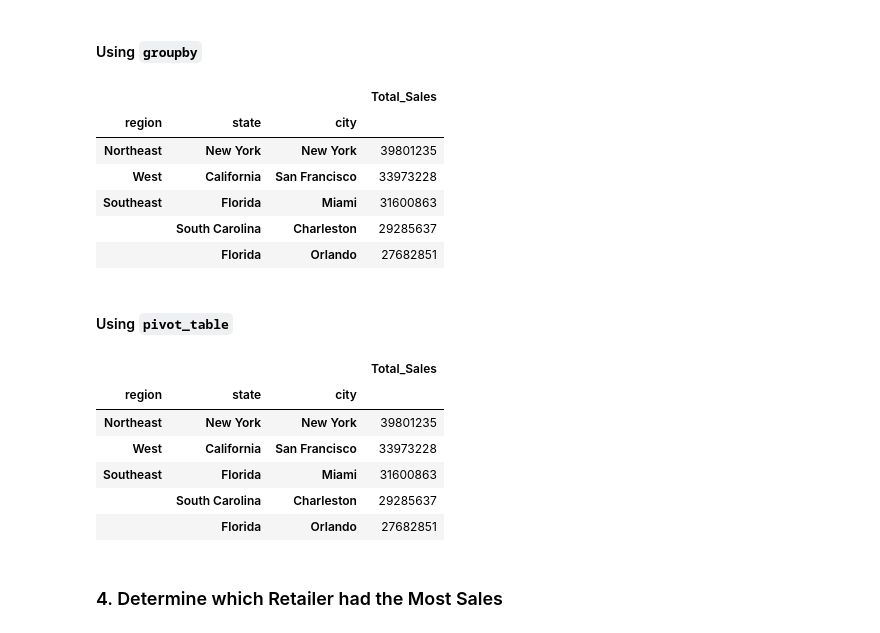
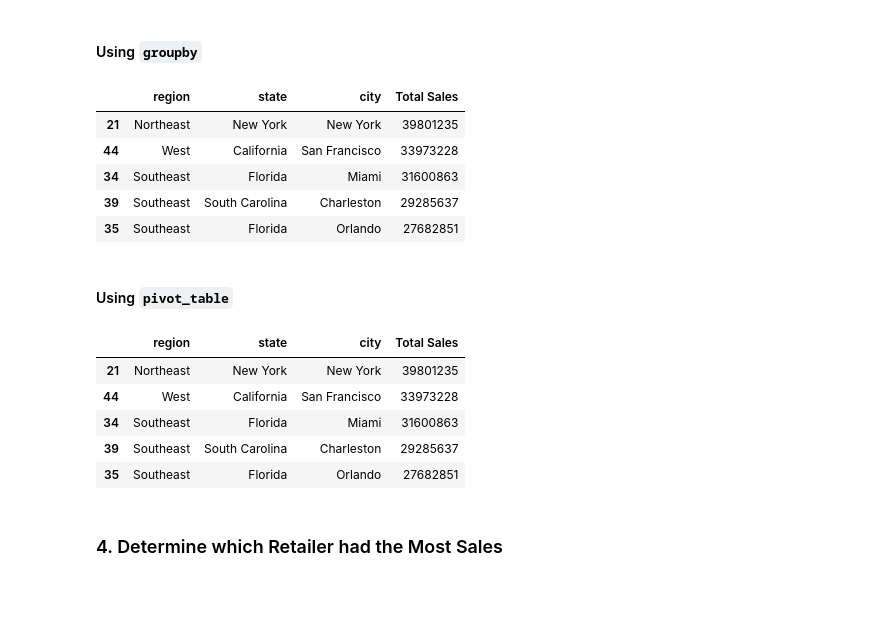
Before and after one commit to RodBurr/athletic_sales_analysis, a Jupyter notebook: Starter_Code/athletic_sales_analysis.ipynb, the cells around one changed output. Saved outputs shown, nothing was run; the diff lists cells and outputs as text; code cells hidden in the pictures; blank space fills up the shorter version.

```diff
--- a/Starter_Code/athletic_sales_analysis.ipynb
+++ b/Starter_Code/athletic_sales_analysis.ipynb
@@ -216,36 +216,40 @@ top5_pivot
 #### Using `groupby`
 # %%
 # Show the total sales for the products sold for each region, state, and city.
+sale_total = comsales_df.groupby(['region', 'state', 'city'])['total_sales'].sum().reset_index()
 # Rename the "total_sales" column to "Total Sales"
-
-
+sale_total = sale_total.rename(columns={'total_sales': 'Total Sales'})
 # Show the top 5 results.
+top5_total = sale_total.nlargest(5, 'Total Sales')
+top5_total
 # %% [output]
-|  |  |  | Total_Sales |
-| region | state | city |  |
-| Northeast | New York | New York | 39801235 |
-| West | California | San Francisco | 33973228 |
-| Southeast | Florida | Miami | 31600863 |
-|  | South Carolina | Charleston | 29285637 |
-|  | Florida | Orlando | 27682851 |
+|  | region | state | city | Total Sales |
+| 21 | Northeast | New York | New York | 39801235 |
+| 44 | West | California | San Francisco | 33973228 |
+| 34 | Southeast | Florida | Miami | 31600863 |
+| 39 | Southeast | South Carolina | Charleston | 29285637 |
+| 35 | Southeast | Florida | Orlando | 27682851 |
 # %% [markdown]
 #### Using `pivot_table`
 # %%
 # Show the total sales for the products sold for each region, state, and city.
-
+total_pivot = comsales_df.pivot_table(values='total_sales' ,
+                                    index=['region', 'state', 'city'],
+                                    aggfunc='sum').reset_index()
 
 # Optional: Rename the "total_sales" column to "Total Sales"
-
+total_pivot.rename(columns={'total_sales': 'Total Sales'}, inplace=True)
 
 # Show the top 5 results.
+top5_total_pivot = total_pivot.nlargest(5, 'Total Sales')
+top5_total_pivot
 # %% [output]
-|  |  |  | Total_Sales |
-| region | state | city |  |
-| Northeast | New York | New York | 39801235 |
-| West | California | San Francisco | 33973228 |
-| Southeast | Florida | Miami | 31600863 |
-|  | South Carolina | Charleston | 29285637 |
-|  | Florida | Orlando | 27682851 |
+|  | region | state | city | Total Sales |
+| 21 | Northeast | New York | New York | 39801235 |
+| 44 | West | California | San Francisco | 33973228 |
+| 34 | Southeast | Florida | Miami | 31600863 |
+| 39 | Southeast | South Carolina | Charleston | 29285637 |
+| 35 | Southeast | Florida | Orlando | 27682851 |
 # %% [markdown]
 ### 4. Determine which Retailer had the Most Sales
 # %% [markdown]
```
Also changed, not shown: parts of 9 cells of this notebook.
